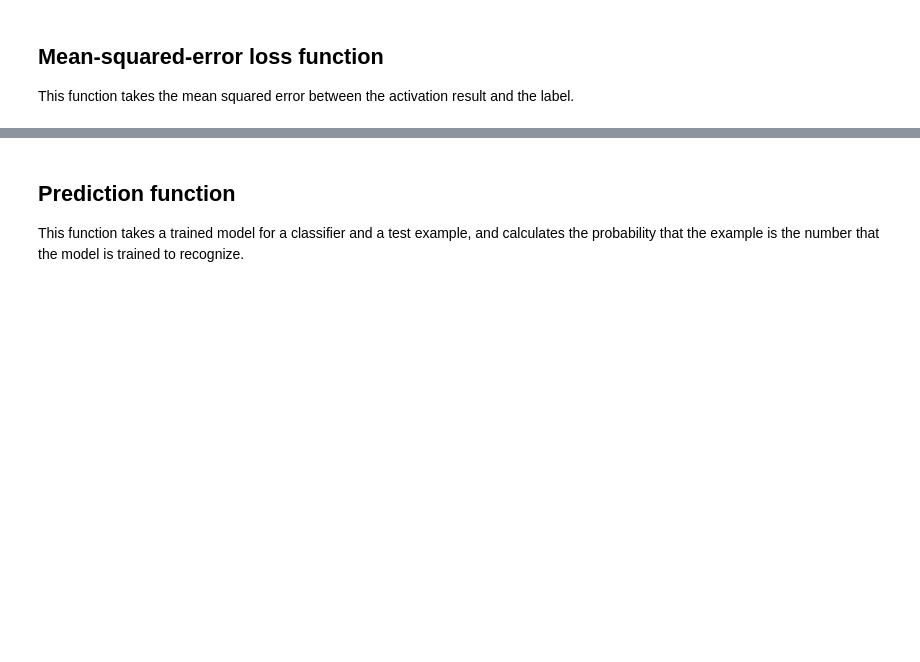
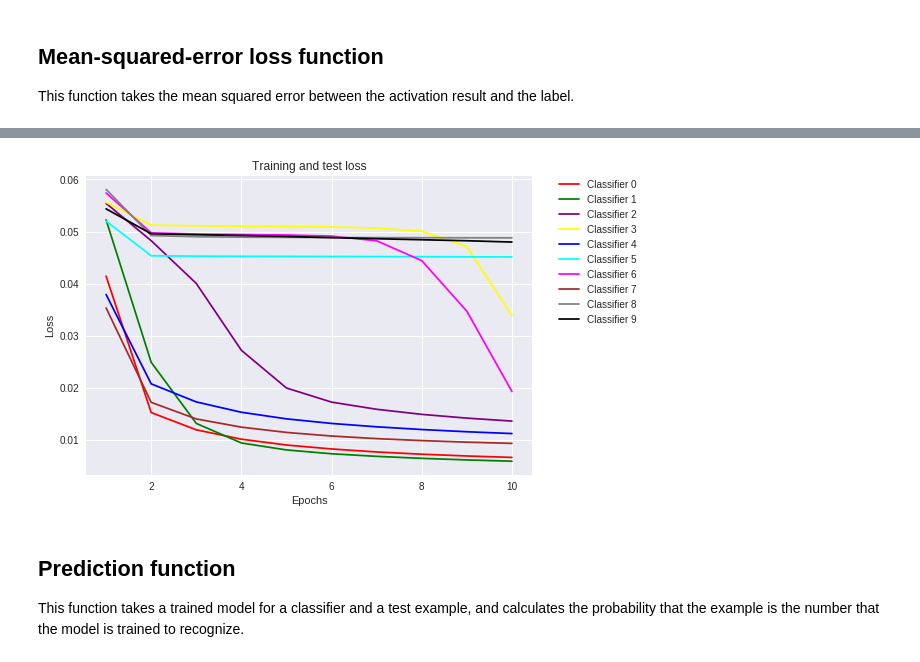
Before and after one commit to Stnslv/ML-Homeworks, a Jupyter notebook: HW1/Problem_1.ipynb, the cells around one changed output, grey strips where cells are left out. Cells and saved outputs as stored; diff of their text form; code cells hidden in the pictures; blank space fills up the shorter version.

Commit message:
Added visualization to P1.  Still tweaking parameters.

```diff
--- a/HW1/Problem_1.ipynb
+++ b/HW1/Problem_1.ipynb
@@ -21,7 +22,7 @@ test_images = test_images_original.reshape((10000, 28 * 28))
 test_images = test_images.astype('float32') / 255
 
 epochs = 10
-batch_size = 32
+batch_size = 128
 lr = 0.9
 # %% [markdown]
 ## Function for converting labels to binary representation
@@ -58,6 +59,9 @@ def classifier(num):
   bias = np.random.randn()
 
   num_ims = len(train_images)
+
+  # Average loss values across epochs
+  loss_avgs = []
 
   for epoch in range(epochs):
     # Shuffle the training data on each epoch.
@@ -98,9 +102,10 @@ def classifier(num):
 
     # Record the progress of the current classifier.
     print("Classifier %d: Epoch %d/%d.\tLoss: %f" % (num, epoch+1, epochs, loss_epoch/num_ims))
+    loss_avgs.append(loss_epoch/num_ims)
   print()
 
-  return (weights, bias)
+  return (weights, bias, loss_avgs)
 
 # Train a list of classifiers, one for each digit.
 classif_list = [classifier(i) for i in range(10)]
@@ -125,3 +130,16 @@ Classifier 9: Epoch 10/10.      Loss: 0.014766
+# %%
+eps = range(1, epochs + 1)
+colors = ['red', 'green', 'purple', 'yellow', 'blue', 'cyan', 'magenta', 'brown', 'gray', 'black']
+for num in range(10):
+  class_name = "Classifier %d" % num
+  plt.plot(eps, classif_list[num][2], colors[num], label = class_name)
+plt.title('Training and test loss')
+plt.xlabel('Epochs')
+plt.ylabel('Loss')
+plt.legend(bbox_to_anchor=(1.05, 1), loc=2, borderaxespad=0.)
+plt.show()
+# %% [output]
+[figure, added]
 # %% [markdown]
 ## Prediction function
 
```
Also changed, not shown: parts of 5 cells of this notebook.
